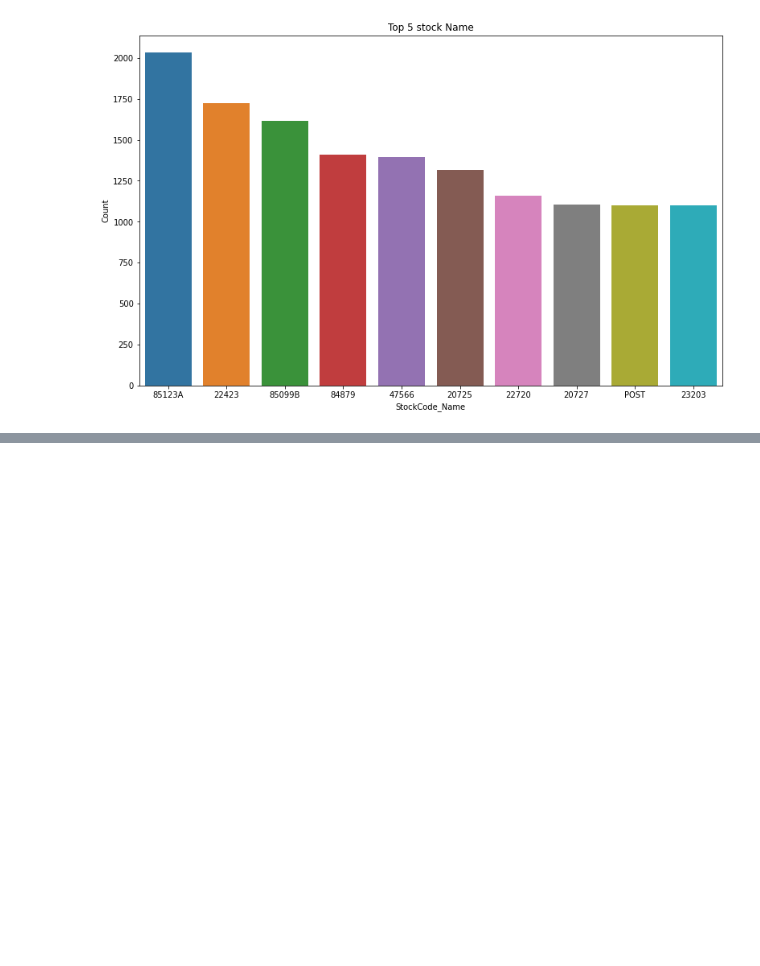
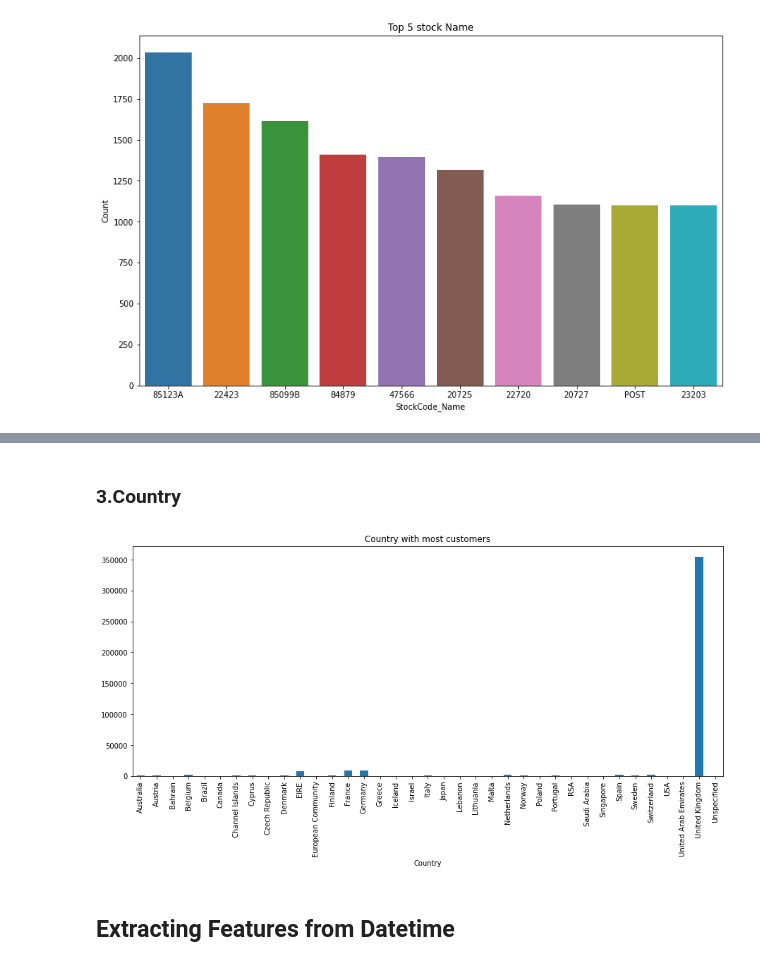
Before and after one commit to Vidhuran-Rajendran/Customer_Segmentation, a Jupyter notebook: Online_Retail_Customer_Segmentation_Capstone_Project.ipynb, the cells around one changed output, grey strips where cells are left out. Drawn from its saved outputs; the diff is of its cells as text; code cells hidden in the pictures; blank space fills up the shorter version.

```diff
--- a/Online_Retail_Customer_Segmentation_Capstone_Project.ipynb
+++ b/Online_Retail_Customer_Segmentation_Capstone_Project.ipynb
@@ -231,0 +240,10 @@ sns.barplot(x='StockCode_Name',y='Count',data=stockcode_data[:10])
+# %% [markdown]
+### 3.**Country**
+# %%
+data.groupby('Country').count()['CustomerID'].plot.bar(figsize=(15,6))
+plt.title('Country with most customers')
+plt.show()
+# %% [output]
+[figure, added]
+# %% [markdown]
+## **Extracting Features from Datetime**
```
Also changed, not shown: parts of 17 cells of this notebook.
